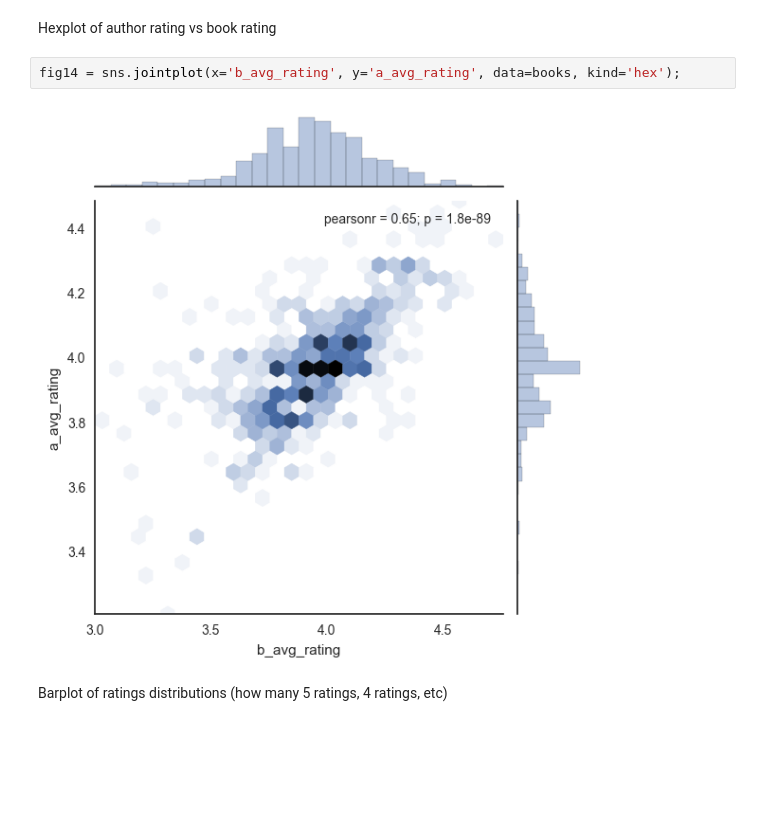
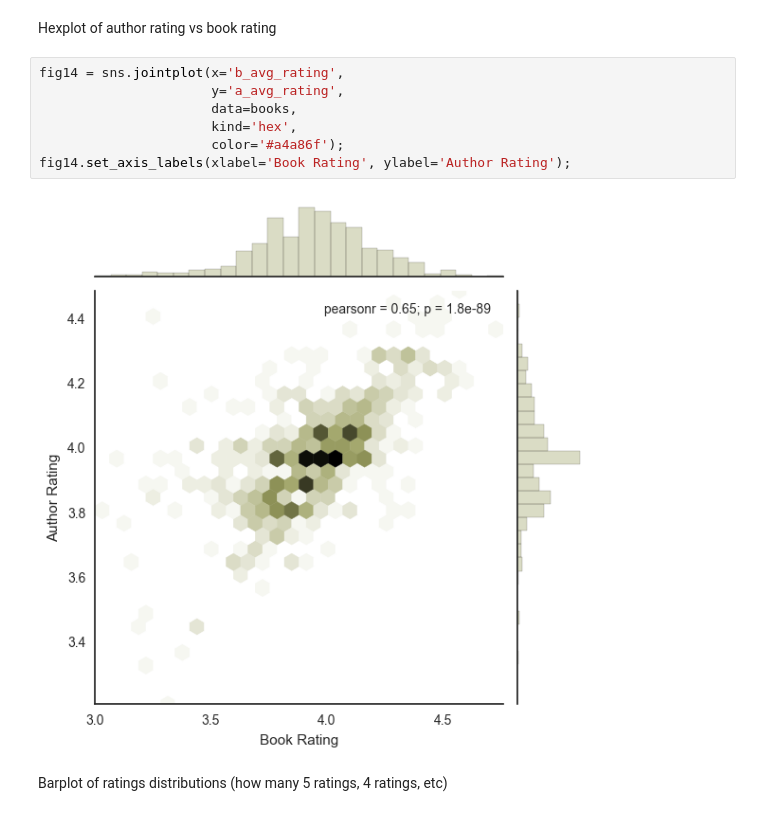
Before and after one commit to emw1687/benson, a Jupyter notebook: luther/notebooks/05_nyt_eda.ipynb, the cells around one changed output. Saved outputs shown, nothing was run; the diff lists cells and outputs as text; blank space fills up the shorter version.

```diff
--- a/luther/notebooks/05_nyt_eda.ipynb
+++ b/luther/notebooks/05_nyt_eda.ipynb
@@ -342,9 +376,14 @@ for decade in decades:
 # %% [markdown]
 Hexplot of author rating vs book rating
 # %%
-fig14 = sns.jointplot(x='b_avg_rating', y='a_avg_rating', data=books, kind='hex');
+fig14 = sns.jointplot(x='b_avg_rating',
+                      y='a_avg_rating',
+                      data=books,
+                      kind='hex',
+                      color='#a4a86f');
+fig14.set_axis_labels(xlabel='Book Rating', ylabel='Author Rating');
 # %% [output]
-[figure, old version]
+[figure, new version]
 # %% [markdown]
 Barplot of ratings distributions (how many 5 ratings, 4 ratings, etc)
 # %%
```
Also changed, not shown: parts of 18 cells of this notebook, 4 other files.
